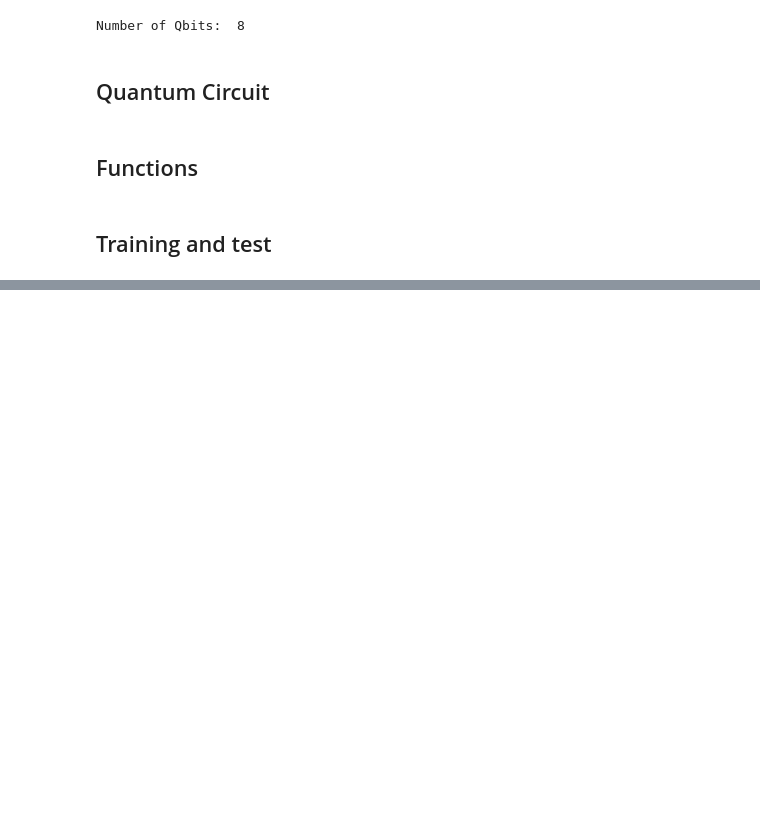
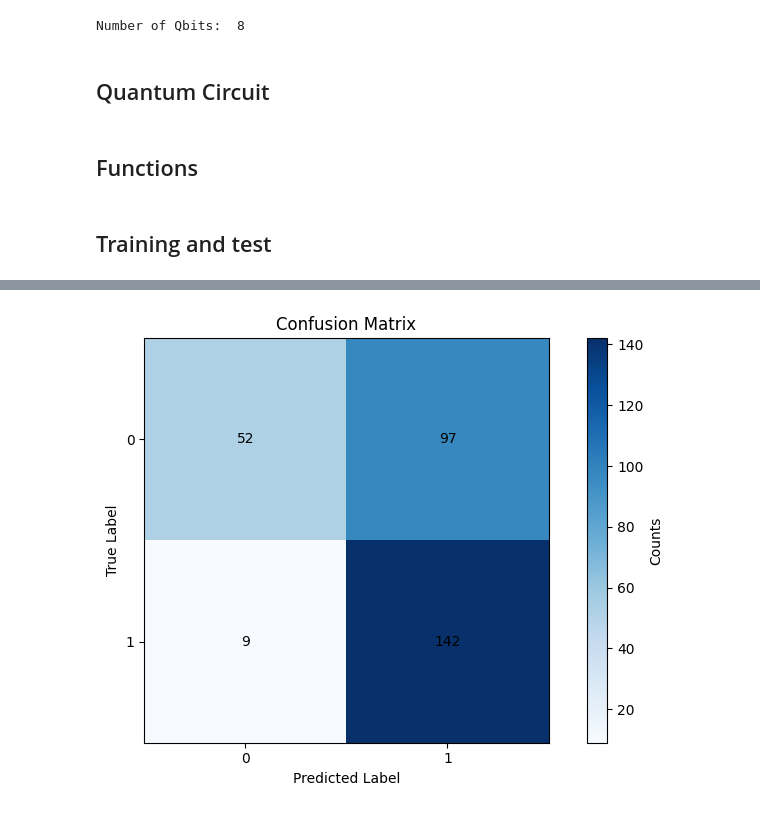
Before and after one commit to Brusa99/EntanglementDetectionQML, a Jupyter notebook: qvc/qvc_mixed_obs.ipynb, the cells around one changed output, grey strips where cells are left out. Cells and saved outputs as stored; diff of their text form; code cells hidden in the pictures; blank space fills up the shorter version.

```diff
--- a/qvc/qvc_mixed_obs.ipynb
+++ b/qvc/qvc_mixed_obs.ipynb
@@ -118,6 +119,8 @@ def quantum_model_train(n_layers, steps, batch_size):
     opt = torch.optim.Adam([params_torch, bias_torch], lr=0.01)
 
     loss_history = []
+    train_acc_history = []
+
     for i in trange(steps):
 
         batch_ids = np.random.choice(len(X_train), batch_size)
@@ -138,6 +141,7 @@ def quantum_model_train(n_layers, steps, batch_size):
             # bookkeeping
             current_loss = loss.detach().numpy().item()
             loss_history.append(current_loss)
+
             if i % 10 == 0:
                 print("step", i, ", loss", current_loss)
 
@@ -150,7 +154,6 @@ def quantum_model_train(n_layers, steps, batch_size):
 
 def quantum_model_predict(X_pred, trained_params, trained_bias):
     """Predict using the quantum model defined above."""
-
     p = []
     for x in X_pred:
 
@@ -164,6 +167,18 @@ def quantum_model_predict(X_pred, trained_params, trained_bias):
 
         p.append(pred)
     return p
+
+def quantum_model_predict_prob(X_pred, trained_params, trained_bias):
+    """Predict the probability using the quantum model defined above."""
+
+    p = []
+    for x in X_pred:
+
+        x_torch = torch.tensor(x)
+        pred_torch = quantum_model_plus_bias(x_torch, trained_params, trained_bias)
+        pred = pred_torch.detach().numpy().item()
+        p.append(pred)
+    return p
 # %% [markdown]
 ## Training and test
 # %%
@@ -187,0 +211,29 @@ plt.show()
+# %%
+from sklearn.metrics import confusion_matrix
+
+# Calculate confusion matrix
+conf_matrix = confusion_matrix(y_test, pred_test)
+
+# Plot confusion matrix
+plt.figure(figsize=(8, 5))
+plt.imshow(conf_matrix, cmap='Blues', interpolation='nearest')
+
+# Add labels
+plt.title('Confusion Matrix')
+plt.xticks(np.arange(2), ['0', '1']) # Set x-axis ticks
+plt.yticks(np.arange(2), ['0', '1']) # Set y-axis ticks
+plt.xlabel('Predicted Label')
+plt.ylabel('True Label')
+plt.colorbar(label='Counts')
+
+
+# Add text annotations
+for i in range(conf_matrix.shape[0]):
+    for j in range(conf_matrix.shape[1]):
+        plt.text(j, i, str(conf_matrix[i, j]), ha='center', va='center', color='black')
+
+
+plt.tight_layout()
+plt.show()
+# %% [output]
+[figure, added]
```
Also changed, not shown: parts of 6 cells of this notebook.
